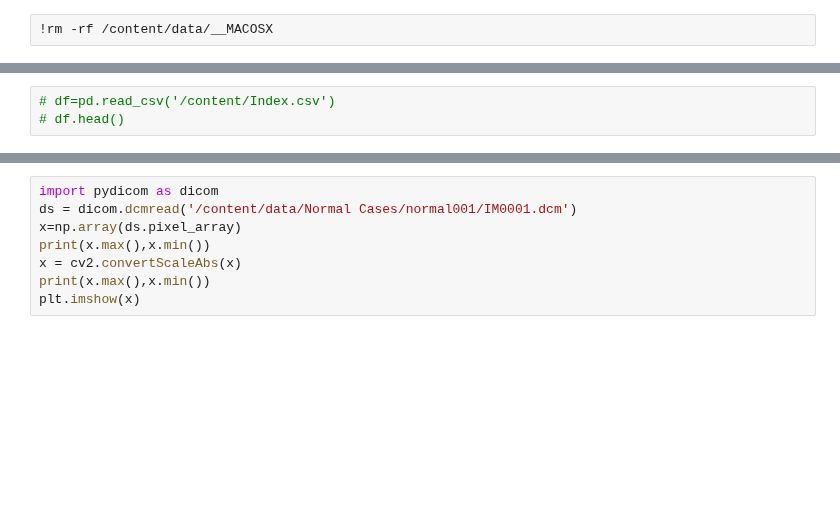
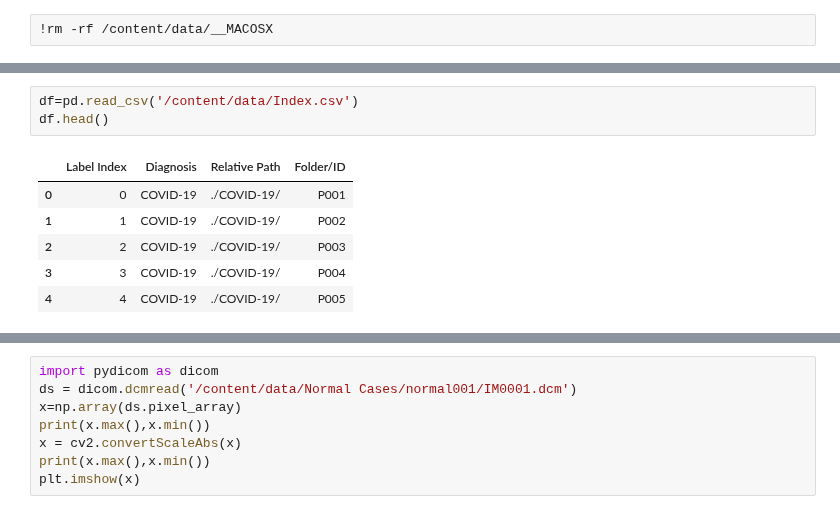
Before and after one commit to talhaanwarch/my_pytorch, a Jupyter notebook: coivd_tpu.ipynb, the cells around one changed output, grey strips where cells are left out. Saved outputs shown, nothing was run; the diff lists cells and outputs as text; blank space fills up the shorter version.

```diff
--- a/coivd_tpu.ipynb
+++ b/coivd_tpu.ipynb
@@ -50,4 +57,11 @@ import cv2
 # %%
-# df=pd.read_csv('/content/Index.csv')
-# df.head()
+df=pd.read_csv('/content/data/Index.csv')
+df.head()
+# %% [output]
+|  | Label Index | Diagnosis | Relative Path | Folder/ID |
+| 0 | 0 | COVID-19 | ./COVID-19/ | P001 |
+| 1 | 1 | COVID-19 | ./COVID-19/ | P002 |
+| 2 | 2 | COVID-19 | ./COVID-19/ | P003 |
+| 3 | 3 | COVID-19 | ./COVID-19/ | P004 |
+| 4 | 4 | COVID-19 | ./COVID-19/ | P005 |
 # %%
```
Also changed, not shown: parts of 3 cells of this notebook.
